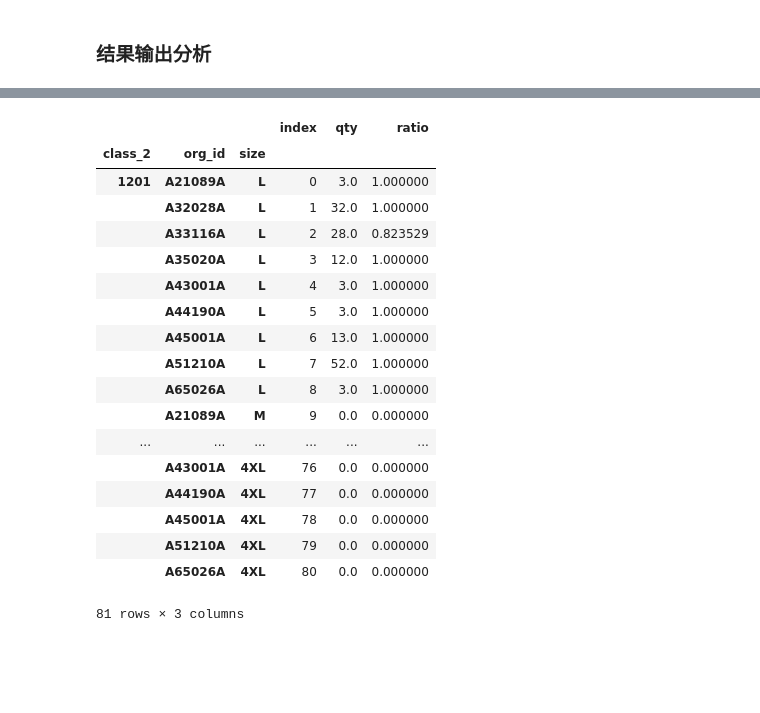
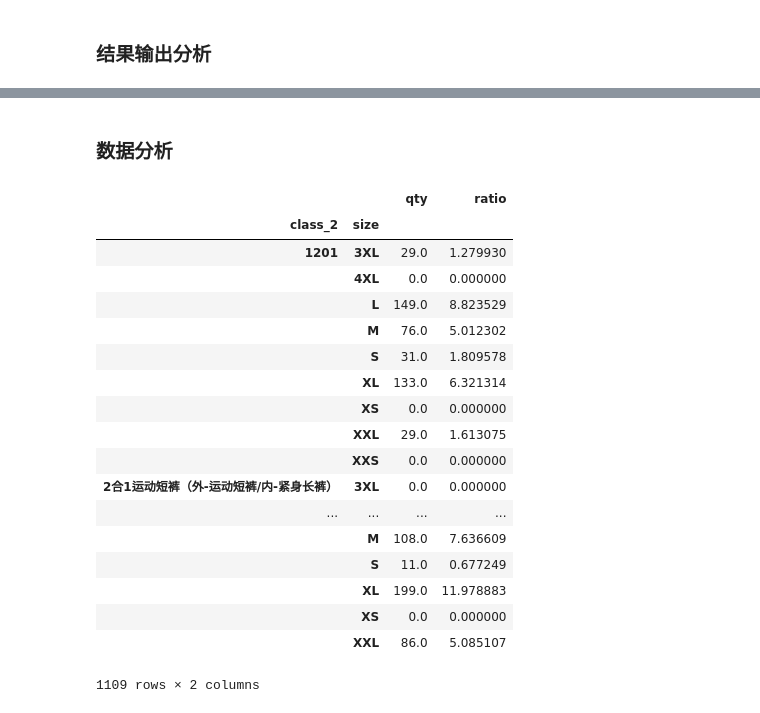
Before and after one commit to liujunnuist/readcode, a Jupyter notebook: ljtext/LiNingAnalysis.ipynb, the cells around one changed output, grey strips where cells are left out. Cells and saved outputs as stored; diff of their text form; code cells hidden in the pictures; blank space fills up the shorter version.

```diff
--- a/ljtext/LiNingAnalysis.ipynb
+++ b/ljtext/LiNingAnalysis.ipynb
@@ -513,23 +359,27 @@ obj: 140.74472096530974
 gap: 0.0
-# %%
-data_result
-# %% [output]
-|  |  |  | index | qty | ratio |
-| class_2 | org_id | size |  |  |  |
-| 1201 | A21089A | L | 0 | 3.0 | 1.000000 |
-|  | A32028A | L | 1 | 32.0 | 1.000000 |
-|  | A33116A | L | 2 | 28.0 | 0.823529 |
-|  | A35020A | L | 3 | 12.0 | 1.000000 |
-|  | A43001A | L | 4 | 3.0 | 1.000000 |
-|  | A44190A | L | 5 | 3.0 | 1.000000 |
-|  | A45001A | L | 6 | 13.0 | 1.000000 |
-|  | A51210A | L | 7 | 52.0 | 1.000000 |
-|  | A65026A | L | 8 | 3.0 | 1.000000 |
-|  | A21089A | M | 9 | 0.0 | 0.000000 |
-| ... | ... | ... | ... | ... | ... |
-|  | A43001A | 4XL | 76 | 0.0 | 0.000000 |
-|  | A44190A | 4XL | 77 | 0.0 | 0.000000 |
-|  | A45001A | 4XL | 78 | 0.0 | 0.000000 |
-|  | A51210A | 4XL | 79 | 0.0 | 0.000000 |
-|  | A65026A | 4XL | 80 | 0.0 | 0.000000 |
-81 rows × 3 columns
+# %% [markdown]
+### 数据分析
+# %%
+lookdata  = data_result.reset_index().set_index(['class_2','size']).groupby(['class_2','size']).sum().drop('index',axis=1)
+# %%
+lookdata
+# %% [output]
+|  |  | qty | ratio |
+| class_2 | size |  |  |
+| 1201 | 3XL | 29.0 | 1.279930 |
+|  | 4XL | 0.0 | 0.000000 |
+|  | L | 149.0 | 8.823529 |
+|  | M | 76.0 | 5.012302 |
+|  | S | 31.0 | 1.809578 |
+|  | XL | 133.0 | 6.321314 |
+|  | XS | 0.0 | 0.000000 |
+|  | XXL | 29.0 | 1.613075 |
+|  | XXS | 0.0 | 0.000000 |
+| 2合1运动短裤（外-运动短裤/内-紧身长裤） | 3XL | 0.0 | 0.000000 |
+| ... | ... | ... | ... |
+|  | M | 108.0 | 7.636609 |
+|  | S | 11.0 | 0.677249 |
+|  | XL | 199.0 | 11.978883 |
+|  | XS | 0.0 | 0.000000 |
+|  | XXL | 86.0 | 5.085107 |
+1109 rows × 2 columns
```
Also changed, not shown: parts of 111 cells of this notebook, 7 other files.
